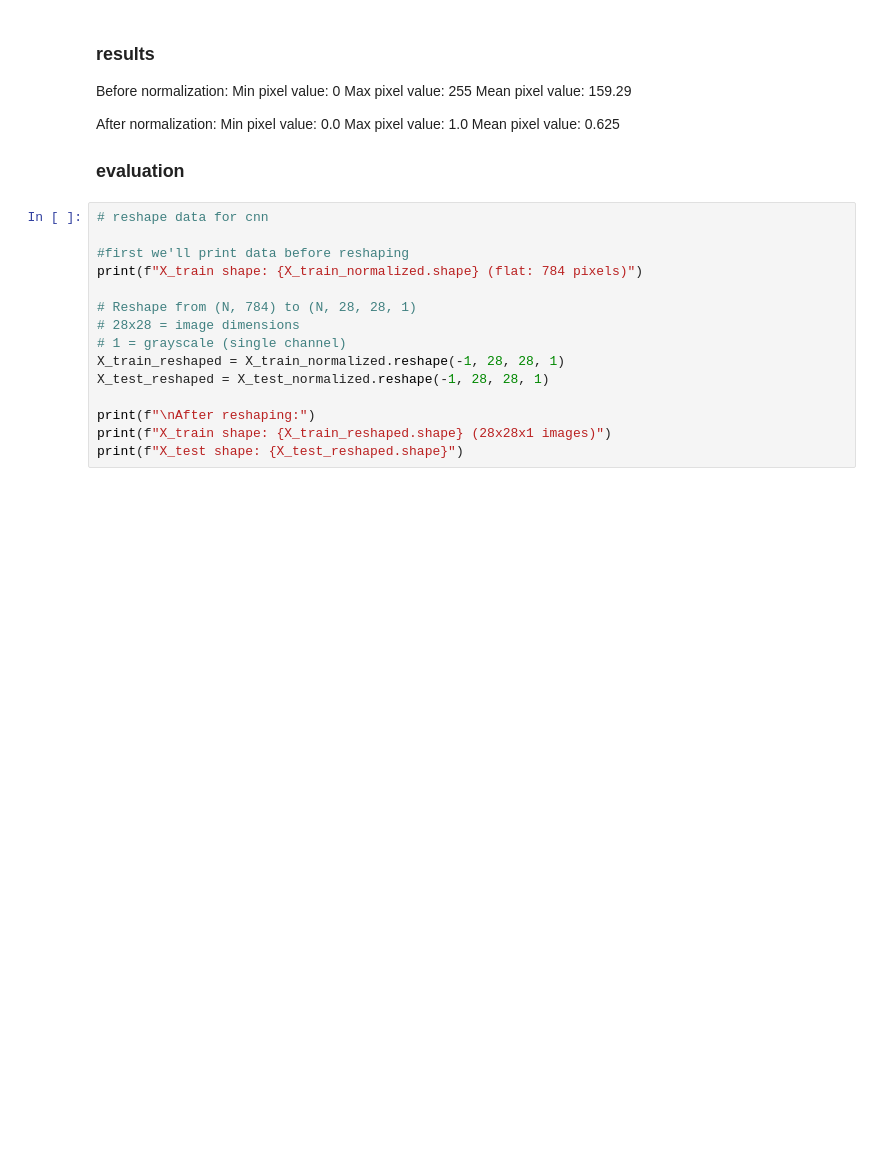
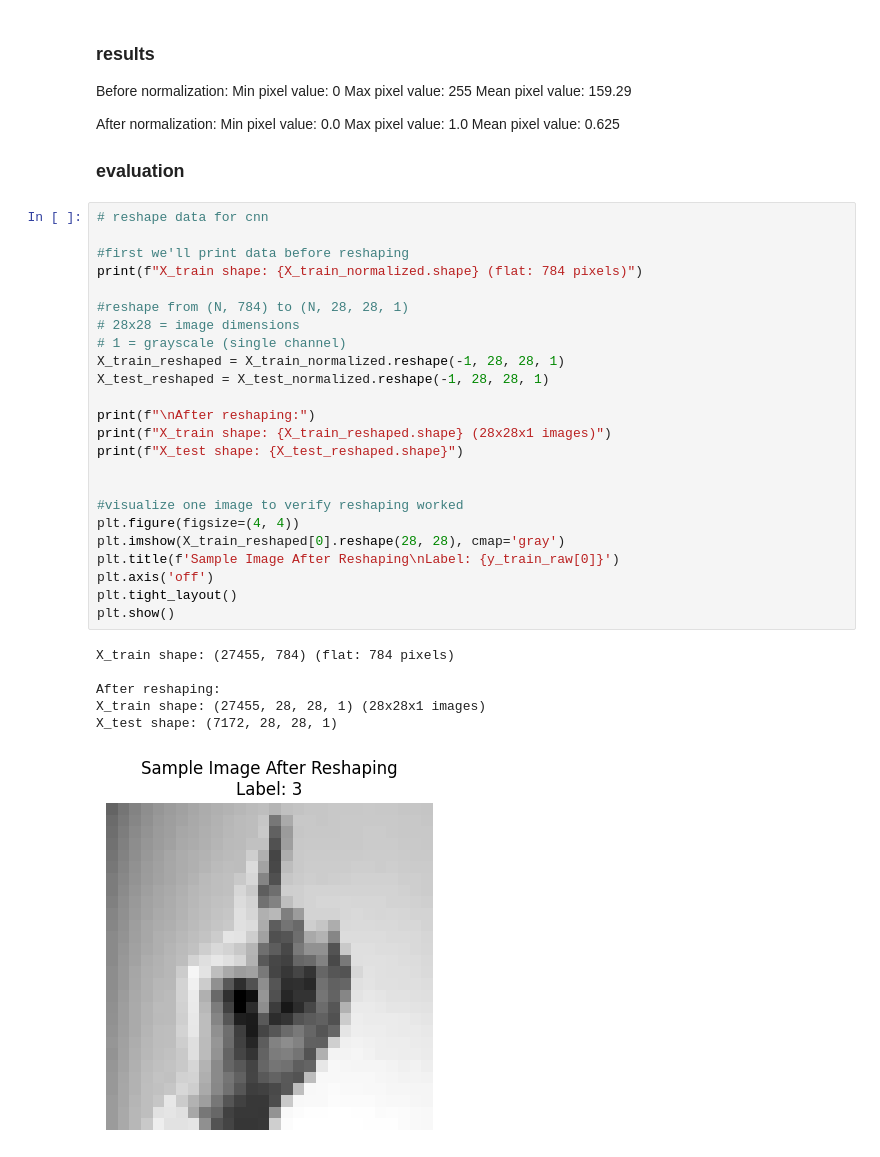
Before and after one commit to SharkFishie/CSCI323_ASL_Recognition, a Jupyter notebook: notebooks/02_v2.ipynb, the cells around one changed output. Cells and saved outputs as stored; diff of their text form; blank space fills up the shorter version.

```diff
--- a/notebooks/02_v2.ipynb
+++ b/notebooks/02_v2.ipynb
@@ -77,15 +77,31 @@ Mean pixel value: 0.625
 # %%
 # reshape data for cnn
 
 #first we'll print data before reshaping
 print(f"X_train shape: {X_train_normalized.shape} (flat: 784 pixels)")
 
-# Reshape from (N, 784) to (N, 28, 28, 1)
+#reshape from (N, 784) to (N, 28, 28, 1)
 # 28x28 = image dimensions
 # 1 = grayscale (single channel)
 X_train_reshaped = X_train_normalized.reshape(-1, 28, 28, 1)
 X_test_reshaped = X_test_normalized.reshape(-1, 28, 28, 1)
 
 print(f"\nAfter reshaping:")
 print(f"X_train shape: {X_train_reshaped.shape} (28x28x1 images)")
 print(f"X_test shape: {X_test_reshaped.shape}")
+
+
+#visualize one image to verify reshaping worked
+plt.figure(figsize=(4, 4))
+plt.imshow(X_train_reshaped[0].reshape(28, 28), cmap='gray')
+plt.title(f'Sample Image After Reshaping\nLabel: {y_train_raw[0]}')
+plt.axis('off')
+plt.tight_layout()
+plt.show()
+# %% [output]
+X_train shape: (27455, 784) (flat: 784 pixels)
+
+After reshaping:
+X_train shape: (27455, 28, 28, 1) (28x28x1 images)
+X_test shape: (7172, 28, 28, 1)
+[figure, added]
```
Also changed, not shown: parts of 8 cells of this notebook, 2 other files.
